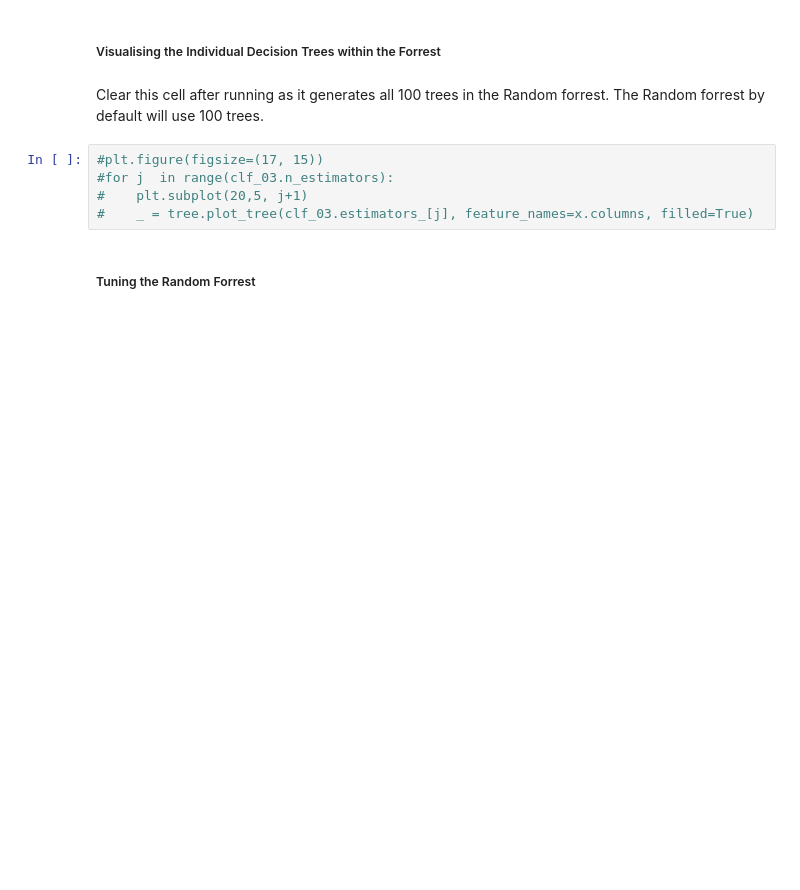
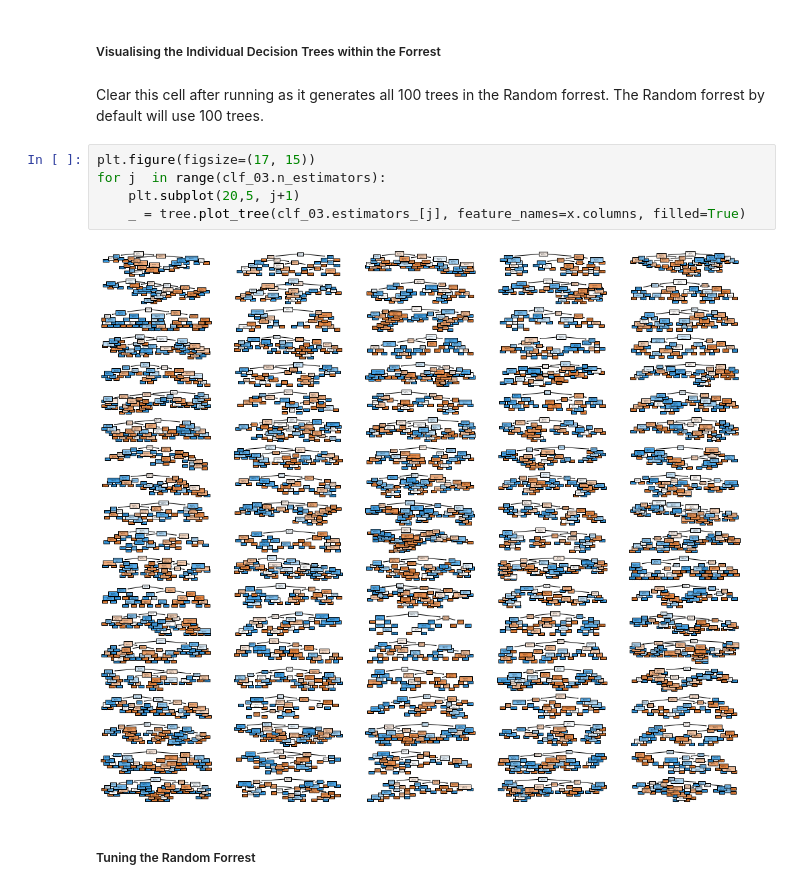
Before and after one commit to onepoint16/bigdata_cw2, a Jupyter notebook: notebook/heart_failure_prediction.ipynb, the cells around one changed output. Drawn from its saved outputs; the diff is of its cells as text; blank space fills up the shorter version.

```diff
--- a/notebook/heart_failure_prediction.ipynb
+++ b/notebook/heart_failure_prediction.ipynb
@@ -340,10 +340,12 @@ Accuracy: 81.03 %
 # %% [markdown]
 Clear this cell after running as it generates all 100 trees in the Random forrest. The Random forrest by default will use 100 trees.
 # %%
-#plt.figure(figsize=(17, 15))
-#for j  in range(clf_03.n_estimators):
-#    plt.subplot(20,5, j+1)
-#    _ = tree.plot_tree(clf_03.estimators_[j], feature_names=x.columns, filled=True)
+plt.figure(figsize=(17, 15))
+for j  in range(clf_03.n_estimators):
+    plt.subplot(20,5, j+1)
+    _ = tree.plot_tree(clf_03.estimators_[j], feature_names=x.columns, filled=True)
+# %% [output]
+[figure, added]
 # %% [markdown]
 ##### Tuning the Random Forrest
 # %% [markdown]
```
Also changed, not shown: parts of 10 cells of this notebook.
